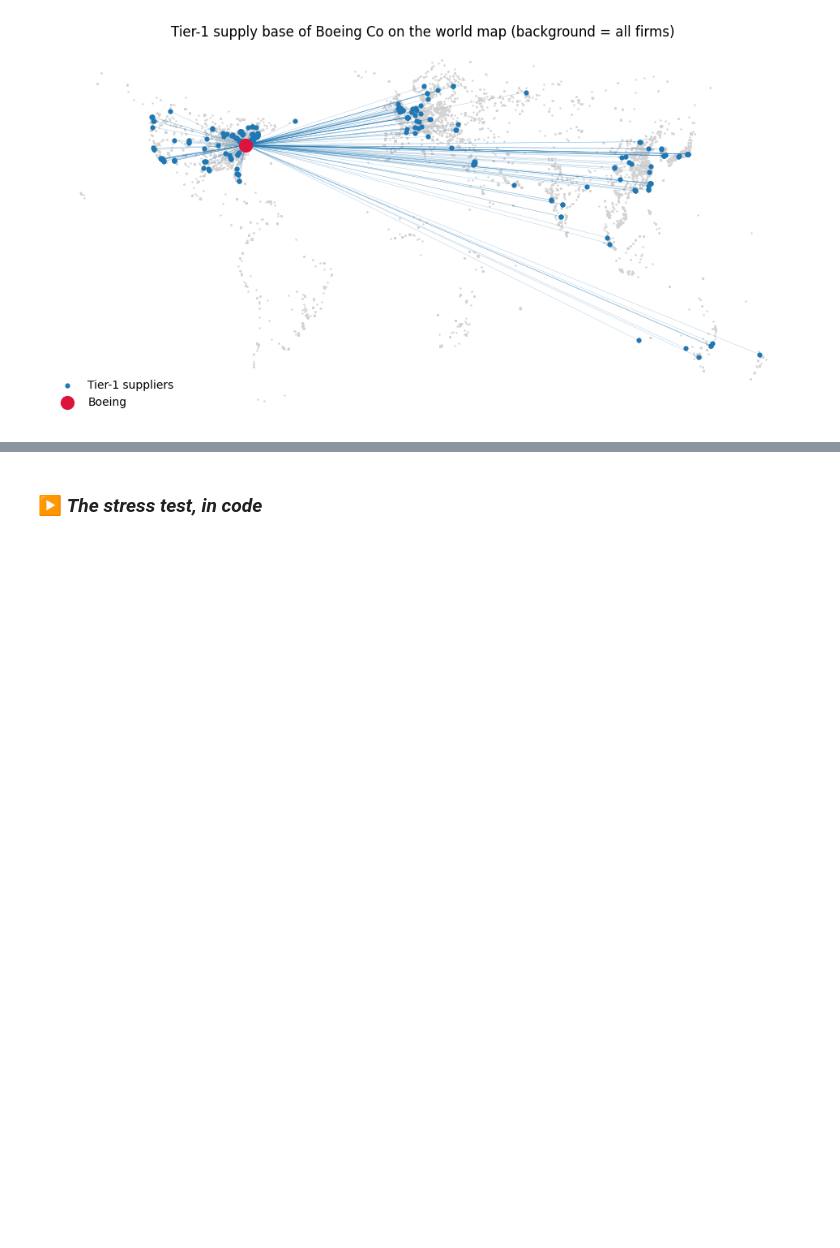
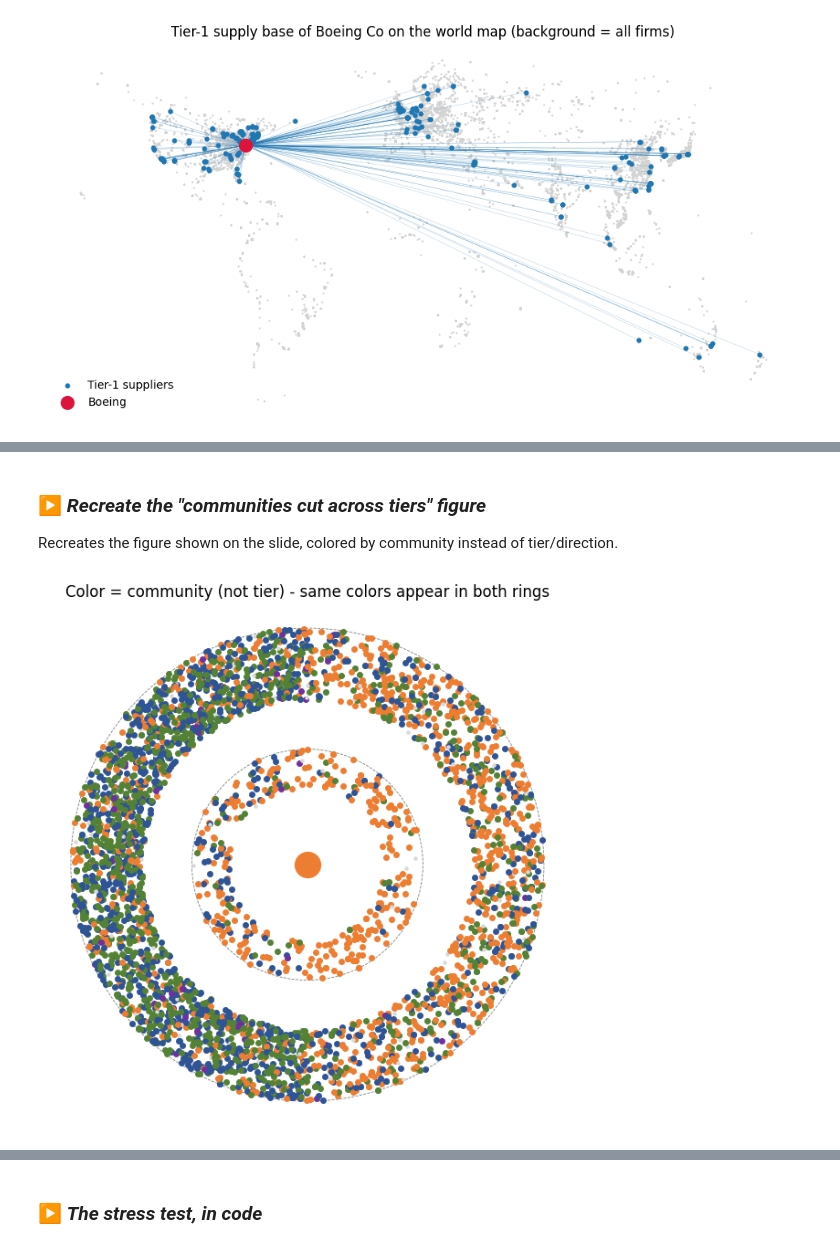
Before and after one commit to deepakawl/supplychain-analytics-teaching, a Jupyter notebook: Network_Analysis_in_Supply_Chain.ipynb, the cells around one changed output, grey strips where cells are left out. Drawn from its saved outputs; the diff is of its cells as text; code cells hidden in the pictures; blank space fills up the shorter version.

```diff
--- a/Network_Analysis_in_Supply_Chain.ipynb
+++ b/Network_Analysis_in_Supply_Chain.ipynb
@@ -321,0 +359,12 @@ wrote focal_2tier.gexf: 3,862 nodes - open this in Gephi
+# %%
+Gu = focal_net.to_undirected()
+comms = nx.community.greedy_modularity_communities(Gu)
+mod = nx.community.modularity(Gu, comms)
+print(f"{len(comms)} communities found | modularity = {mod:.2f}")
+
+sic = nodes.set_index('feid')['sic']
+sizes = sorted(range(len(comms)), key=lambda i: -len(comms[i]))
+for rank, i in enumerate(sizes[:3], 1):
+    members = list(comms[i])
+    print(f"\nCommunity {rank}: {len(members):,} firms")
+    print("  top SIC codes:", sic.reindex(members).value_counts().head(3).to_dict())
@@ -322,3 +382,36 @@ wrote focal_2tier.gexf: 3,862 nodes - open this in Gephi
+# %% [markdown]
+### ▶ *Recreate the "communities cut across tiers" figure*
+Recreates the figure shown on the slide, colored by community instead of tier/direction.
+# %%
+import numpy as np
+comm_of = {n: i for i, c in enumerate(comms) for n in c}
+top4 = sizes[:4]
+palette = {top4[0]: '#2E5496', top4[1]: '#ED7D31', top4[2]: '#548235', top4[3]: '#7030A0'}
+
+rng = np.random.default_rng(42)
+def half_ring(members, r0, r1, side):
+    a0, a1 = (np.pi/2, 3*np.pi/2) if side < 0 else (-np.pi/2, np.pi/2)
+    th = rng.uniform(a0, a1, len(members)); r = rng.uniform(r0, r1, len(members))
+    return {m: (rr*np.cos(t), rr*np.sin(t)) for m, t, rr in zip(members, th, r)}
+
+pos = {firm: (0, 0)}
+pos.update(half_ring(tier1_sup, .7, 1.05, -1)); pos.update(half_ring(tier2_sup, 1.5, 2.15, -1))
+pos.update(half_ring(tier1_cus, .7, 1.05, 1));  pos.update(half_ring(tier2_cus, 1.5, 2.15, 1))
+
+all_nodes = [firm] + tier1_sup + tier2_sup + tier1_cus + tier2_cus
+colors = [palette.get(comm_of.get(n, -1), '#D9D9D9') for n in all_nodes]
+sizes_pt = [400 if n == firm else (16 if comm_of.get(n, -1) in top4 else 5) for n in all_nodes]
+
+plt.figure(figsize=(9, 7.4)); ax = plt.gca()
+for n, c, s in zip(all_nodes, colors, sizes_pt):
+    ax.scatter(*pos[n], s=s, c=c, zorder=3)
+for r in [1.05, 2.15]:
+    ax.add_patch(plt.Circle((0, 0), r, fill=False, linestyle='--', linewidth=0.6, edgecolor='gray'))
+ax.set_aspect('equal'); ax.axis('off')
+plt.title('Color = community (not tier) - same colors appear in both rings')
+plt.show()
+# %% [output]
+[figure, added]
 # %% [markdown]
 ---
 ---
```
Also changed, not shown: parts of 14 cells of this notebook.
